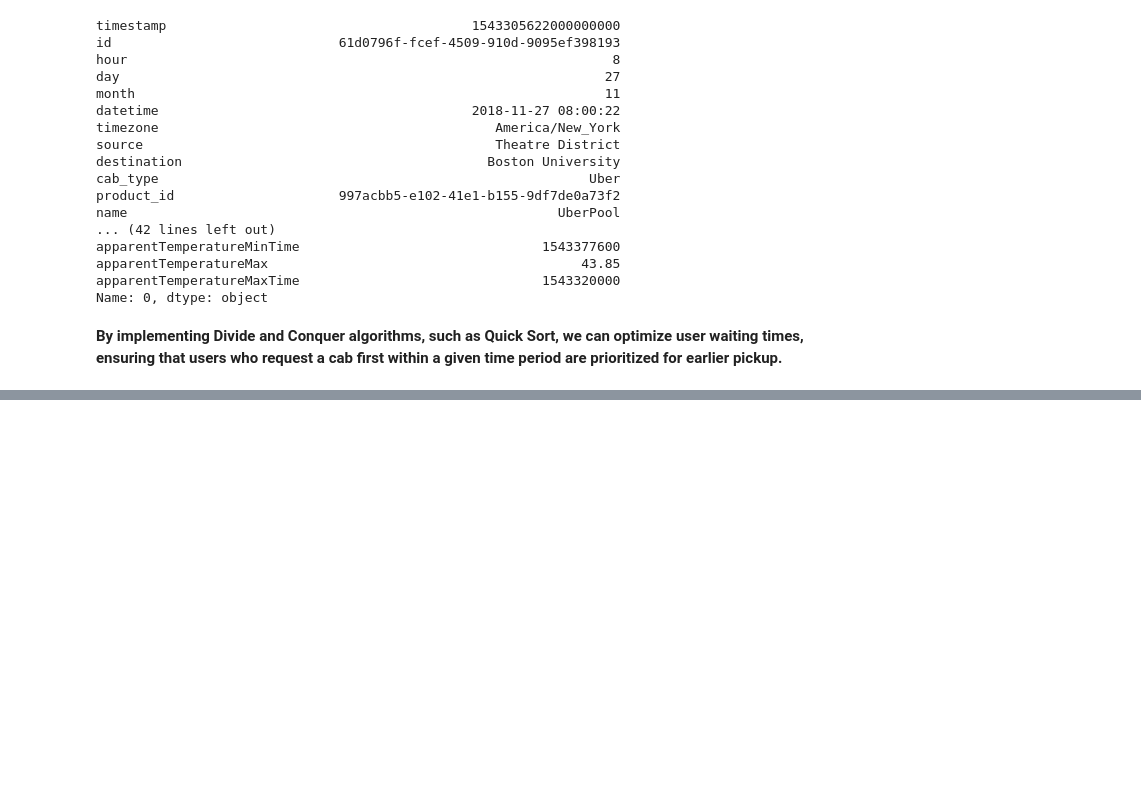
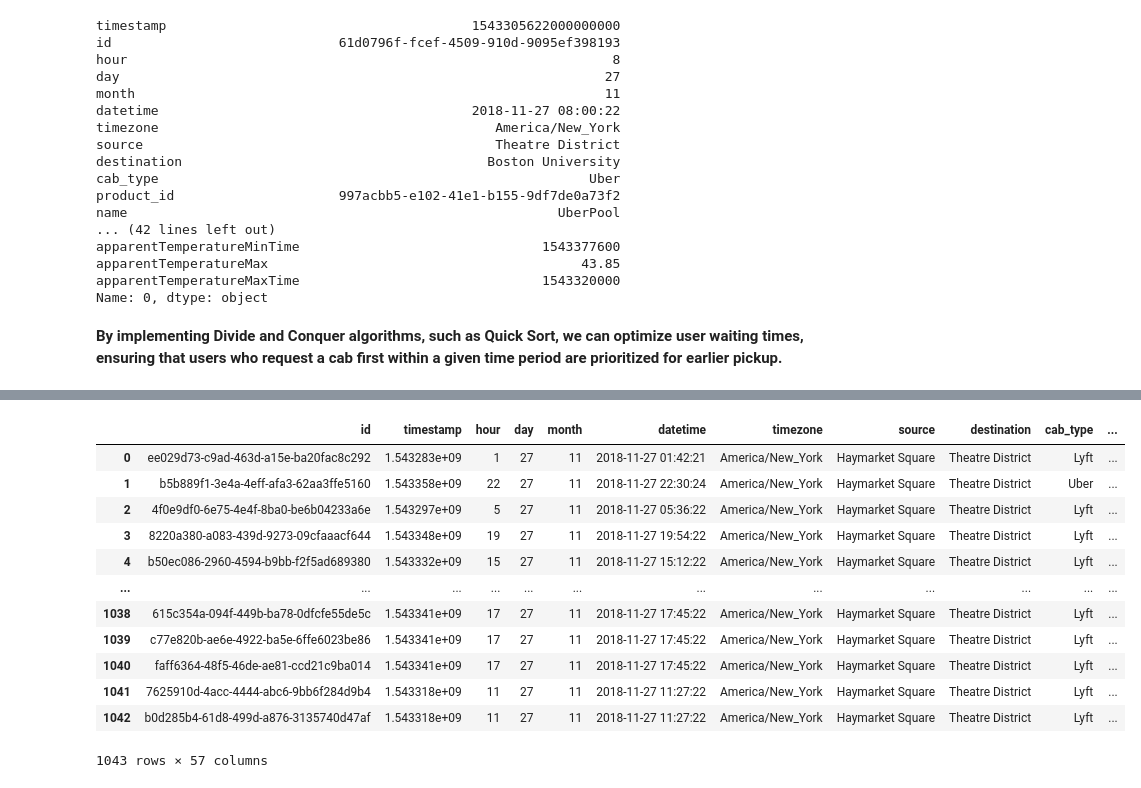
Before and after one commit to ChloeH719/Algorithm-and-Complexity, a Jupyter notebook: project/final_project.ipynb, the cells around one changed output, grey strips where cells are left out. Cells and saved outputs as stored; diff of their text form; code cells hidden in the pictures; blank space fills up the shorter version.

```diff
--- a/project/final_project.ipynb
+++ b/project/final_project.ipynb
@@ -194,0 +252,25 @@ Name: 0, dtype: object
+# %%
+# Extract useful data entries according to the scenario
+# Using the original dataset df, get data entries travel from Haymarket Square to Theatre District, from Haymarket Square to Haymarket Square, from Theatre District to Theatre District.
+# Filter the data
+df_h_to_t = df_nov[df_nov['source'] == 'Haymarket Square']
+df_h_to_t = df_h_to_t[df_h_to_t['destination'] == 'Theatre District']
+df_h_to_t = df_h_to_t[df_h_to_t['day'] == 27]
+
+# Reset the index of the filtered DataFrame
+df_h_to_t = df_h_to_t.reset_index(drop=True)
+df_h_to_t
+# %% [output]
+|  | id | timestamp | hour | day | month | datetime | timezone | source | destination | cab_type | ... |
+| 0 | ee029d73-c9ad-463d-a15e-ba20fac8c292 | 1.543283e+09 | 1 | 27 | 11 | 2018-11-27 01:42:21 | America/New_York | Haymarket Square | Theatre District | Lyft | ... |
+| 1 | b5b889f1-3e4a-4eff-afa3-62aa3ffe5160 | 1.543358e+09 | 22 | 27 | 11 | 2018-11-27 22:30:24 | America/New_York | Haymarket Square | Theatre District | Uber | ... |
+| 2 | 4f0e9df0-6e75-4e4f-8ba0-be6b04233a6e | 1.543297e+09 | 5 | 27 | 11 | 2018-11-27 05:36:22 | America/New_York | Haymarket Square | Theatre District | Lyft | ... |
+| 3 | 8220a380-a083-439d-9273-09cfaaacf644 | 1.543348e+09 | 19 | 27 | 11 | 2018-11-27 19:54:22 | America/New_York | Haymarket Square | Theatre District | Lyft | ... |
+| 4 | b50ec086-2960-4594-b9bb-f2f5ad689380 | 1.543332e+09 | 15 | 27 | 11 | 2018-11-27 15:12:22 | America/New_York | Haymarket Square | Theatre District | Lyft | ... |
+| ... | ... | ... | ... | ... | ... | ... | ... | ... | ... | ... | ... |
+| 1038 | 615c354a-094f-449b-ba78-0dfcfe55de5c | 1.543341e+09 | 17 | 27 | 11 | 2018-11-27 17:45:22 | America/New_York | Haymarket Square | Theatre District | Lyft | ... |
+| 1039 | c77e820b-ae6e-4922-ba5e-6ffe6023be86 | 1.543341e+09 | 17 | 27 | 11 | 2018-11-27 17:45:22 | America/New_York | Haymarket Square | Theatre District | Lyft | ... |
+| 1040 | faff6364-48f5-46de-ae81-ccd21c9ba014 | 1.543341e+09 | 17 | 27 | 11 | 2018-11-27 17:45:22 | America/New_York | Haymarket Square | Theatre District | Lyft | ... |
+| 1041 | 7625910d-4acc-4444-abc6-9bb6f284d9b4 | 1.543318e+09 | 11 | 27 | 11 | 2018-11-27 11:27:22 | America/New_York | Haymarket Square | Theatre District | Lyft | ... |
+| 1042 | b0d285b4-61d8-499d-a876-3135740d47af | 1.543318e+09 | 11 | 27 | 11 | 2018-11-27 11:27:22 | America/New_York | Haymarket Square | Theatre District | Lyft | ... |
+1043 rows × 57 columns
```
Also changed, not shown: parts of 19 cells of this notebook, 1 other file.
